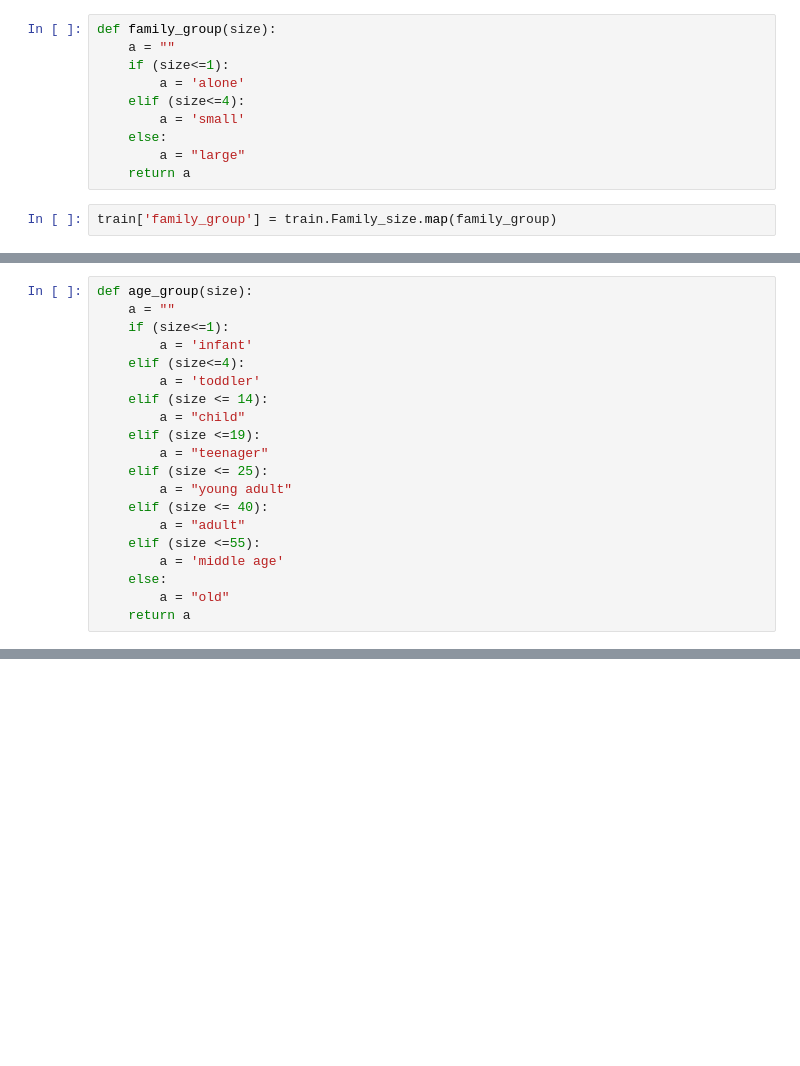
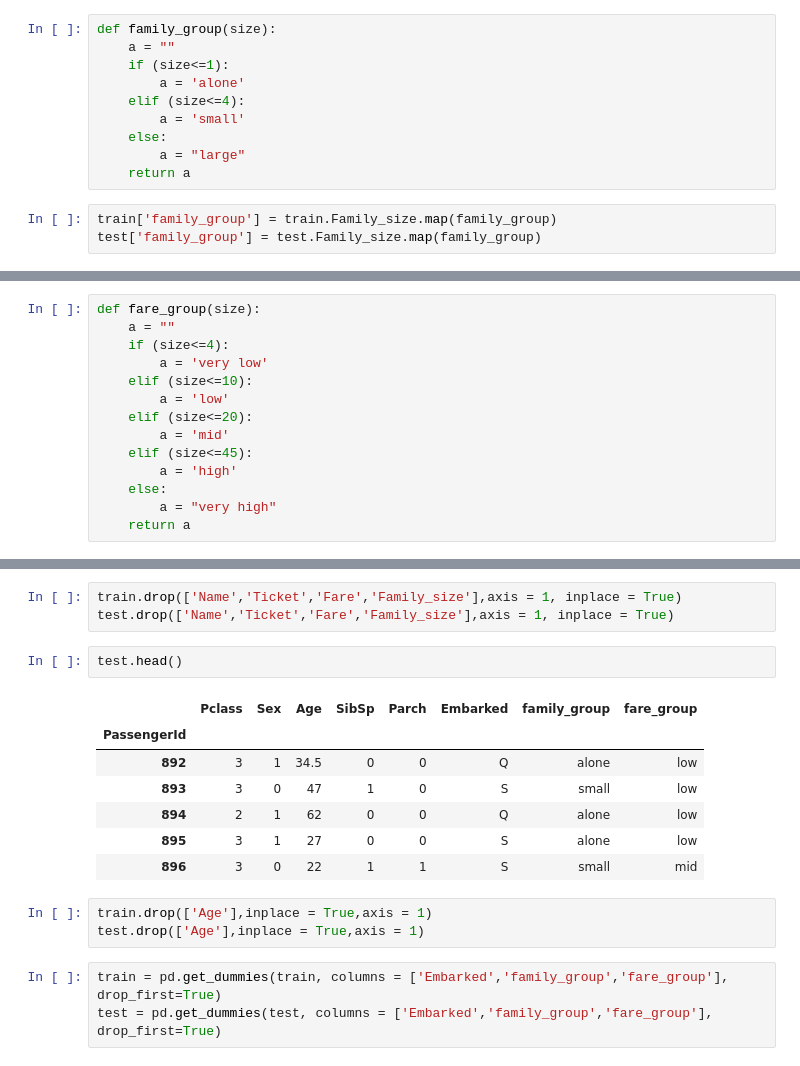
Before and after one commit to Dipeshneupane/Titanic_Kaggle_competition, a Jupyter notebook: Untitled.ipynb, the cells around one changed output, grey strips where cells are left out. Drawn from its saved outputs; the diff is of its cells as text; blank space fills up the shorter version.

```diff
--- a/Untitled.ipynb
+++ b/Untitled.ipynb
@@ -264,6 +369,7 @@ def family_group(size):
     return a
 # %%
 train['family_group'] = train.Family_size.map(family_group)
+test['family_group'] = test.Family_size.map(family_group)
 # %%
 train.head()
 # %% [output]
@@ -277,20 +405,14 @@ train.head()
 # %%
-def age_group(size):
+def fare_group(size):
     a = ""
-    if (size<=1):
-        a = 'infant'
-    elif (size<=4):
-        a = 'toddler'
-    elif (size <= 14):
-        a = "child"
-    elif (size <=19):
-        a = "teenager"
-    elif (size <= 25):
-        a = "young adult"
-    elif (size <= 40):
-        a = "adult"
-    elif (size <=55):
-        a = 'middle age'
+    if (size<=4):
+        a = 'very low'
+    elif (size<=10):
+        a = 'low'
+    elif (size<=20):
+        a = 'mid'
+    elif (size<=45):
+        a = 'high'
     else:
-        a = "old"
+        a = "very high"
     return a
@@ -304,0 +432,19 @@ TypeError: int() argument must be a string, a bytes-like object or a number, not
+# %%
+train.drop(['Name','Ticket','Fare','Family_size'],axis = 1, inplace = True)
+test.drop(['Name','Ticket','Fare','Family_size'],axis = 1, inplace = True)
+# %%
+test.head()
+# %% [output]
+|  | Pclass | Sex | Age | SibSp | Parch | Embarked | family_group | fare_group |
+| PassengerId |  |  |  |  |  |  |  |  |
+| 892 | 3 | 1 | 34.5 | 0 | 0 | Q | alone | low |
+| 893 | 3 | 0 | 47 | 1 | 0 | S | small | low |
+| 894 | 2 | 1 | 62 | 0 | 0 | Q | alone | low |
+| 895 | 3 | 1 | 27 | 0 | 0 | S | alone | low |
+| 896 | 3 | 0 | 22 | 1 | 1 | S | small | mid |
+# %%
+train.drop(['Age'],inplace = True,axis = 1)
+test.drop(['Age'],inplace = True,axis = 1)
+# %%
+train = pd.get_dummies(train, columns = ['Embarked','family_group','fare_group'], drop_first=True)
+test = pd.get_dummies(test, columns = ['Embarked','family_group','fare_group'], drop_first=True)
```
Also changed, not shown: parts of 27 cells of this notebook, 1 other file.
